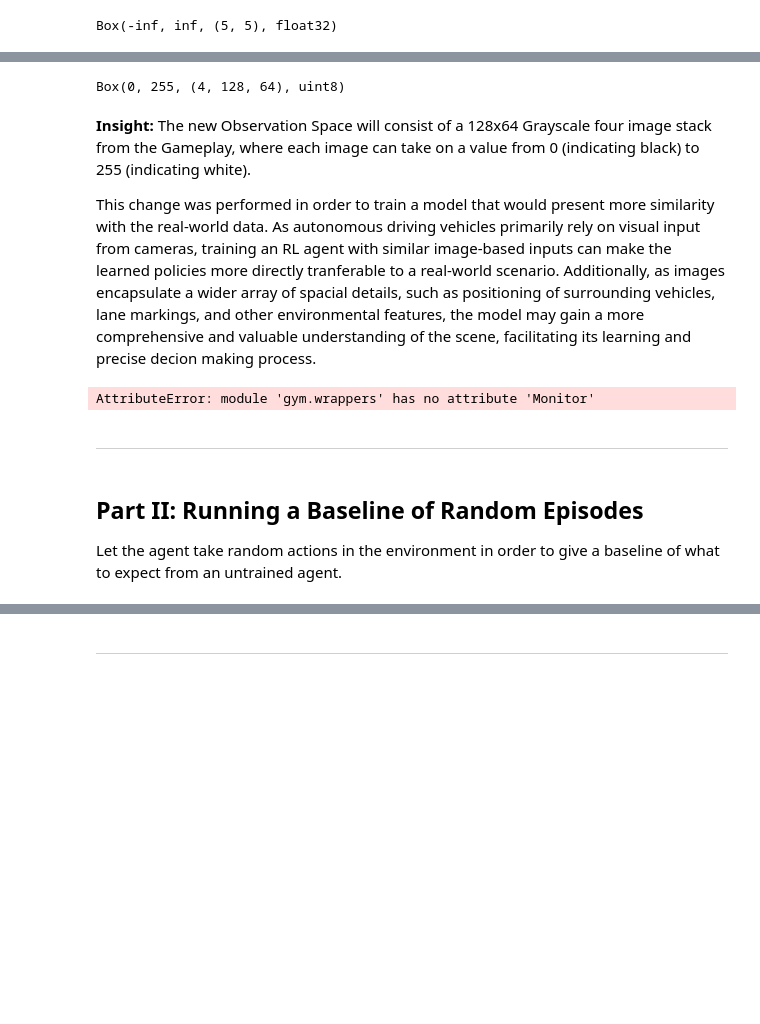
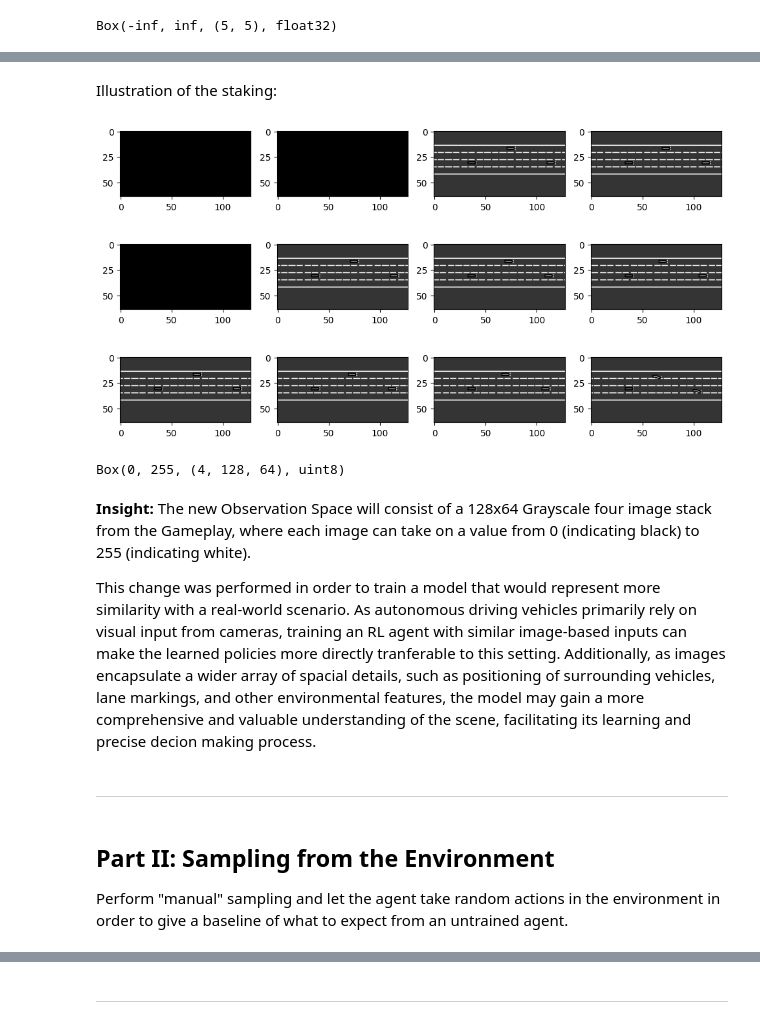
Before and after one commit to joaoaapinho/Highway-Reinforcement-Learning-Simulator, a Jupyter notebook: emergency_response_driving_challenge_notebook_v0.ipynb, the cells around one changed output, grey strips where cells are left out. Cells and saved outputs as stored; diff of their text form; code cells hidden in the pictures; blank space fills up the shorter version.

```diff
--- a/emergency_response_driving_challenge_notebook_v0.ipynb
+++ b/emergency_response_driving_challenge_notebook_v0.ipynb
@@ -175 +170,16 @@ plt.show()
+# %% [markdown]
+Illustration of the staking:
+# %%
+# Illustrating the stacking.
+for _ in range(3):
+    obs, reward, done, truncated, info = env.step(env.action_type.actions_indexes["IDLE"])
+
+    fig, axes = plt.subplots(ncols=4, figsize=(12, 5))
+    for i, ax in enumerate(axes.flat):
+        ax.imshow(obs[i, ...].T, cmap=plt.get_cmap('gray'))
+plt.show()
+# %% [output]
+[figure, added]
+[figure, added]
+[figure, added]
 # %%
@@ -180,15 +190,10 @@ Box(0, 255, (4, 128, 64), uint8)
 # %% [markdown]
 **Insight:** The new Observation Space will consist of a 128x64 Grayscale four image stack from the Gameplay, where each image can take on a value from 0 (indicating black) to 255 (indicating white).
 
-This change was performed in order to train a model that would present more similarity with the real-world data. As autonomous driving vehicles primarily rely on visual input from cameras, training an RL agent with similar image-based inputs can make the learned policies more directly tranferable to a real-world scenario. Additionally, as images encapsulate a wider array of spacial details, such as positioning of surrounding vehicles, lane markings, and other environmental features, the model may gain a more comprehensive and valuable understanding of the scene, facilitating its learning and precise decion making process.
+This change was performed in order to train a model that would represent more similarity with a real-world scenario. As autonomous driving vehicles primarily rely on visual input from cameras, training an RL agent with similar image-based inputs can make the learned policies more directly tranferable to this setting. Additionally, as images encapsulate a wider array of spacial details, such as positioning of surrounding vehicles, lane markings, and other environmental features, the model may gain a more comprehensive and valuable understanding of the scene, facilitating its learning and precise decion making process.
-# %%
-# Wrapping the environment with Monitor wrapper to save the gameplays.
-env = gym.wrappers.Monitor(env, video_dir, force=True)
-# %% [output]
-AttributeError: module 'gym.wrappers' has no attribute 'Monitor'
 # %% [markdown]
 --------------------------------------------------------------------------------------------------------------------------------------------------------------------------
 # %% [markdown]
-##  **Part II: Running a Baseline of Random Episodes**
+##  **Part II: Sampling from the Environment**
 
-Let the agent take random actions in the environment in order to give a baseline of what to expect from an untrained agent.
+Perform "manual" sampling and let the agent take random actions in the environment in order to give a baseline of what to expect from an untrained agent.
```
Also changed, not shown: parts of 130 cells of this notebook, 36 other files.
